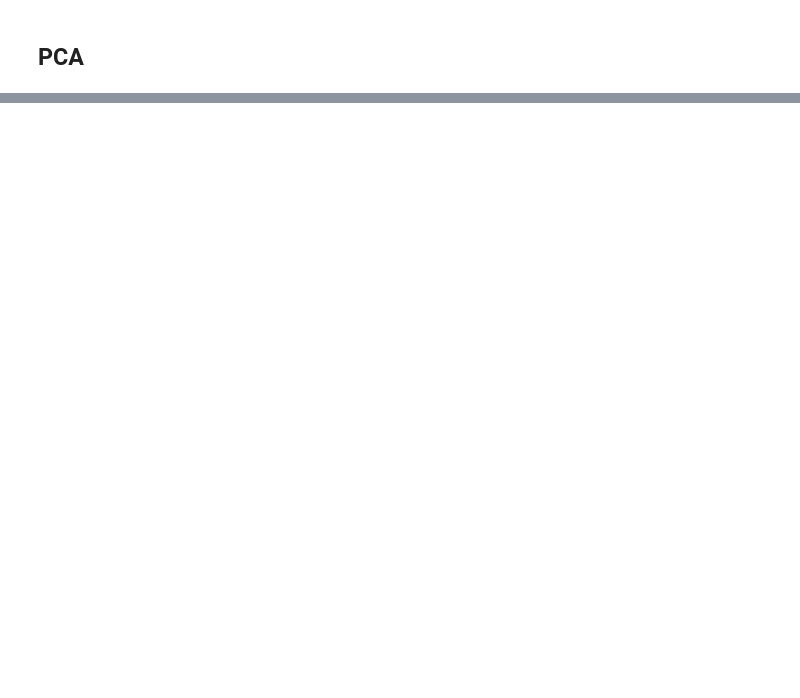
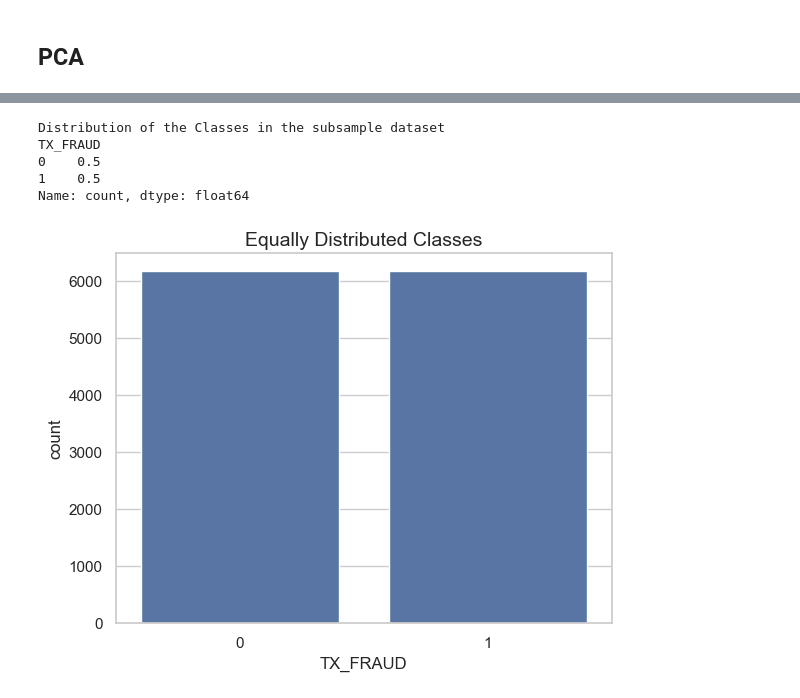
Before and after one commit to JuanS286/CreditCardFraudDetection, a Jupyter notebook: CreditCardFraudDetection.ipynb, the cells around one changed output, grey strips where cells are left out. Cells and saved outputs as stored; diff of their text form; code cells hidden in the pictures; blank space fills up the shorter version.

```diff
--- a/CreditCardFraudDetection.ipynb
+++ b/CreditCardFraudDetection.ipynb
@@ -1009,0 +1013,3 @@ Total variance captured by the first 3 principal components: 0.3488477936275242
+# %%
+df = df_pre_standarization.copy()
+df.head()
@@ -1009,0 +1025,18 @@ Total variance captured by the first 3 principal components: 0.3488477936275242
+# %%
+from sklearn.preprocessing import StandardScaler
+
+X = df.drop('TX_FRAUD', axis=1)  # Features
+y = df['TX_FRAUD']  # Target variable
+
+# Initialize the scaler
+scaler = StandardScaler()
+
+# Fit the scaler to the features and transform them
+X_scaled = scaler.fit_transform(X)
+
+# Convert the scaled features back into a DataFrame
+X_scaled_df = pd.DataFrame(X_scaled, columns=X.columns)
+
+# Add the target variable back into the scaled DataFrame
+df = X_scaled_df.copy()
+df['TX_FRAUD'] = y.values  # Ensure the target variable is added back correctly
@@ -1009,0 +1109,15 @@ Total variance captured by the first 3 principal components: 0.3488477936275242
+# %%
+# Lets shuffle the data before creating the subsamples
+
+df = df.sample(frac=1)
+
+# amount of fraud classes 492 rows.
+fraud_df = df.loc[df['TX_FRAUD'] == 1]
+non_fraud_df = df.loc[df['TX_FRAUD'] == 0][:6169]
+
+normal_distributed_df = pd.concat([fraud_df, non_fraud_df])
+
+# Shuffle dataframe rows
+new_df = normal_distributed_df.sample(frac=1, random_state=42)
+
+new_df.head()
@@ -1009,0 +1131,14 @@ Total variance captured by the first 3 principal components: 0.3488477936275242
+# %%
+print('Distribution of the Classes in the subsample dataset')
+print(new_df['TX_FRAUD'].value_counts()/len(new_df))
+
+sns.countplot(new_df, x='TX_FRAUD')
+plt.title('Equally Distributed Classes', fontsize=14)
+plt.show()
+# %% [output]
+Distribution of the Classes in the subsample dataset
+TX_FRAUD
+0    0.5
+1    0.5
+Name: count, dtype: float64
+[figure, added]
```
Also changed, not shown: parts of 38 cells of this notebook.
